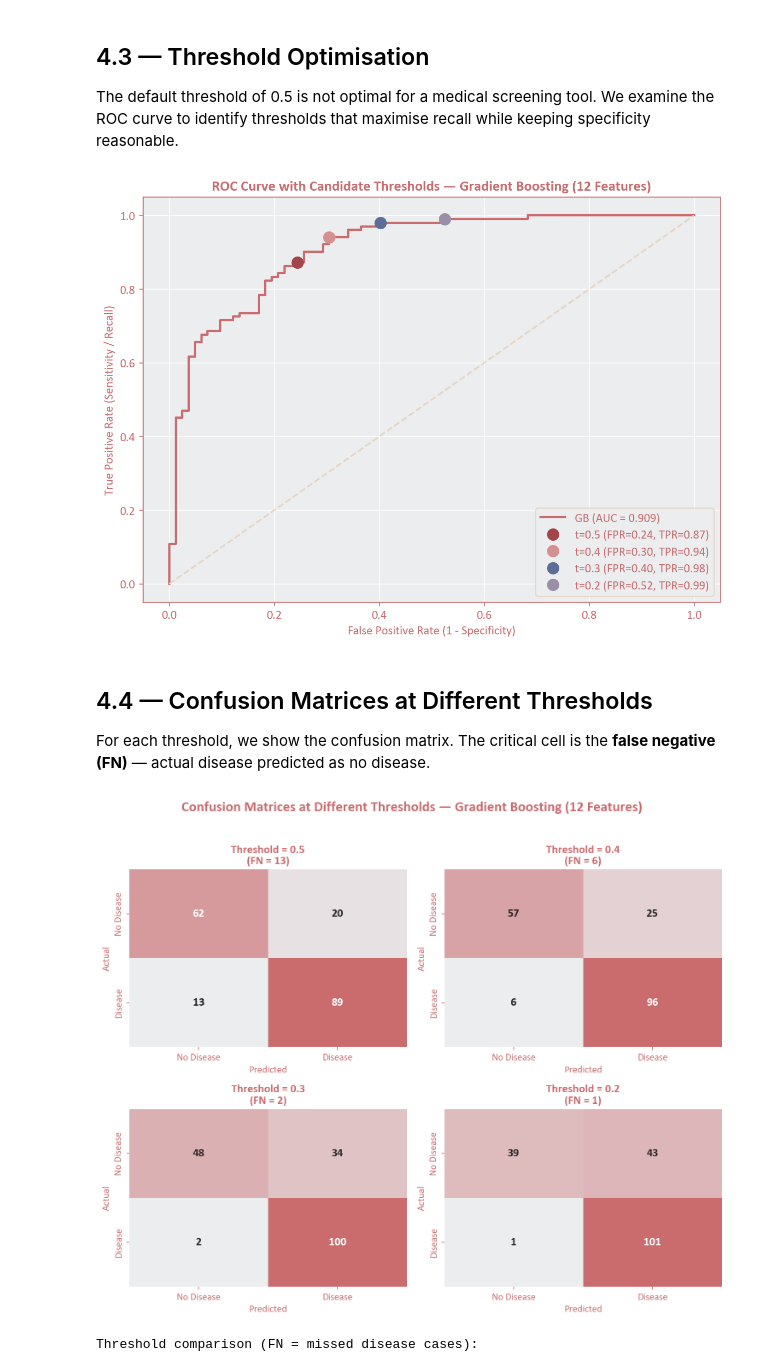
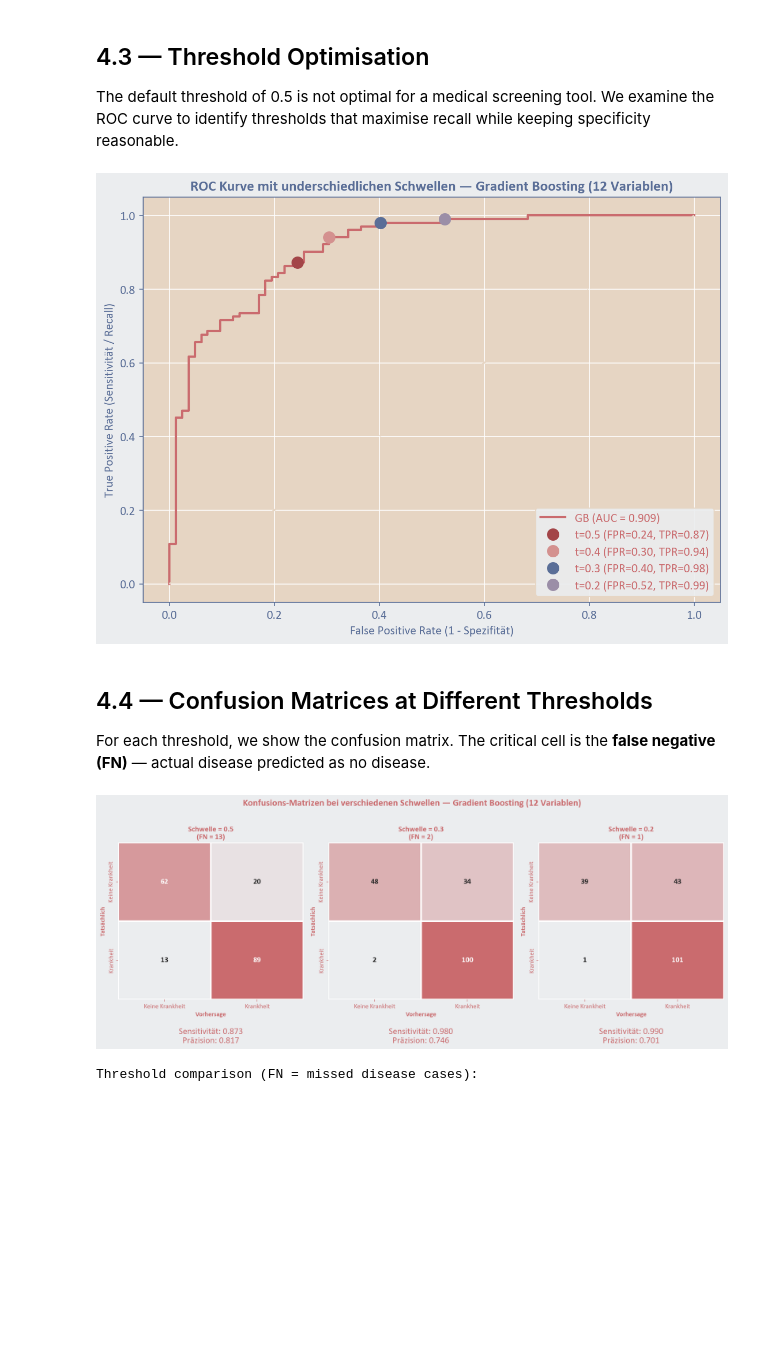
Before and after one commit to hueglij/HEA_heart_disease, a Jupyter notebook: notebooks/04_grad_boost.ipynb, the cells around one changed output. Cells and saved outputs as stored; diff of their text form; code cells hidden in the pictures; blank space fills up the shorter version.

```diff
--- a/notebooks/04_grad_boost.ipynb
+++ b/notebooks/04_grad_boost.ipynb
@@ -193,6 +193,8 @@ roc_auc_val = auc(fpr, tpr)
 candidate_thresholds = [0.5, 0.4, 0.3, 0.2]
 
 fig, ax = plt.subplots(figsize=(8, 6))
+fig.set_facecolor(CLR_GRAY)
+ax.set_facecolor(CLR_BEIGE)
 ax.plot(fpr, tpr, color=CLR_RED, lw=2, label=f"GB (AUC = {roc_auc_val:.3f})")
 ax.plot([0, 1], [0, 1], color=CLR_BEIGE, ls="--", lw=1.5)
 
@@ -204,46 +206,78 @@ for thresh, color in zip(candidate_thresholds, marker_colors):
     ax.plot(fpr[idx], tpr[idx], "o", color=color, markersize=10,
             label=f"t={thresh:.1f} (FPR={fpr[idx]:.2f}, TPR={tpr[idx]:.2f})")
 
-ax.set_xlabel("False Positive Rate (1 - Specificity)")
-ax.set_ylabel("True Positive Rate (Sensitivity / Recall)")
-ax.set_title("ROC Curve with Candidate Thresholds \u2014 Gradient Boosting (12 Features)")
+ax.set_xlabel("False Positive Rate (1 - Spezifität)", color=CLR_BLUE)
+ax.set_ylabel("True Positive Rate (Sensitivität / Recall)", color=CLR_BLUE)
+ax.set_title("ROC Kurve mit underschiedlichen Schwellen \u2014 Gradient Boosting (12 Variablen)", color=CLR_BLUE)
+ax.tick_params(colors=CLR_BLUE)
+for spine in ax.spines.values():
+    spine.set_edgecolor(CLR_BLUE)
 ax.legend(loc="lower right")
 fig.savefig(f"{FIGURES}/gb_roc_curve.png", dpi=150, bbox_inches="tight")
 plt.tight_layout()
 plt.show()
 # %% [output]
-[figure, old version]
+[figure, new version]
 # %% [markdown]
 ## 4.4 — Confusion Matrices at Different Thresholds
 
 For each threshold, we show the confusion matrix. The critical cell is the **false negative (FN)** — actual disease predicted as no disease.
 # %%
-# Confusion matrices in 2x2 grid for all candidate thresholds
-fig, axes = plt.subplots(2, 2, figsize=(10, 8))
-axes = axes.flatten()
+# Confusion matrices for selected thresholds
+selected_thresholds = [0.5, 0.3, 0.2]
 
-for i, thresh in enumerate(candidate_thresholds):
+fig, axes = plt.subplots(1, 3, figsize=(15, 6))
+fig.set_facecolor(CLR_GRAY)
+
+for i, thresh in enumerate(selected_thresholds):
     y_pred_t = (y_prob >= thresh).astype(int)
     cm = confusion_matrix(y_test, y_pred_t)
+    tn, fp, fn, tp = cm.ravel()
 
-    sns.heatmap(cm, annot=True, fmt="d", cmap=CMAP_RED,
-                xticklabels=["No Disease", "Disease"],
-                yticklabels=["No Disease", "Disease"],
-                ax=axes[i], cbar=False,
-                annot_kws={"fontsize": 13, "fontweight": "bold"})
-    axes[i].set_xlabel("Predicted")
-    axes[i].set_ylabel("Actual")
+    sensitivity = tp / (tp + fn)
+    prec = tp / (tp + fp)
+
+    sns.heatmap(
+        cm,
+        annot=True,
+        fmt="d",
+        cmap=CMAP_RED,
+        xticklabels=["Keine Krankheit", "Krankheit"],
+        yticklabels=["Keine Krankheit", "Krankheit"],
+        ax=axes[i],
+        cbar=False,
+        annot_kws={"fontsize": 13, "fontweight": "bold"},
+        linewidths=2,
+        linecolor="white",
+    )
+
+    # Set facecolor after heatmap so it isn't overwritten
+    axes[i].set_facecolor(CLR_GRAY)
+    axes[i].set_xlabel("Vorhersage", color=CLR_RED, fontweight = "bold")
+    axes[i].set_ylabel("Tatsächlich", color=CLR_RED, fontweight = "bold")
+    axes[i].tick_params(colors=CLR_RED)
+    for spine in axes[i].spines.values():
+        spine.set_edgecolor("white")
+        spine.set_linewidth(2)
     axes[i].grid(False)
 
-    fn = cm[1, 0]  # actual=Disease, predicted=No Disease
-    axes[i].set_title(f"Threshold = {thresh}\n(FN = {fn})")
+    axes[i].set_title(f"Schwelle = {thresh}\n(FN = {fn})", color=CLR_RED)
 
-fig.suptitle("Confusion Matrices at Different Thresholds \u2014 Gradient Boosting (12 Features)", fontsize=16, y=1.02, fontweight="bold")
+    # Add sensitivity and precision below the matrix
+    axes[i].text(
+        0.5, -0.18,
+        f"Sensitivität: {sensitivity:.3f}\nPräzision: {prec:.3f}",
+        transform=axes[i].transAxes, ha="center", va="top",
+        fontsize=15, color=CLR_RED
+    )
+
+fig.suptitle("Konfusions-Matrizen bei verschiedenen Schwellen \u2014 Gradient Boosting (12 Variablen)",
+             fontsize=16, y=1.02, fontweight="bold", color=CLR_RED)
 fig.savefig(f"{FIGURES}/gb_confusion_matrix.png", dpi=150, bbox_inches="tight")
 plt.tight_layout()
 plt.show()
 # %% [output]
-[figure, old version]
+[figure, new version]
 # %%
 # Detailed metrics comparison across thresholds
 rows = []
```
Also changed, not shown: parts of 1 cell of this notebook, 24 other files.
